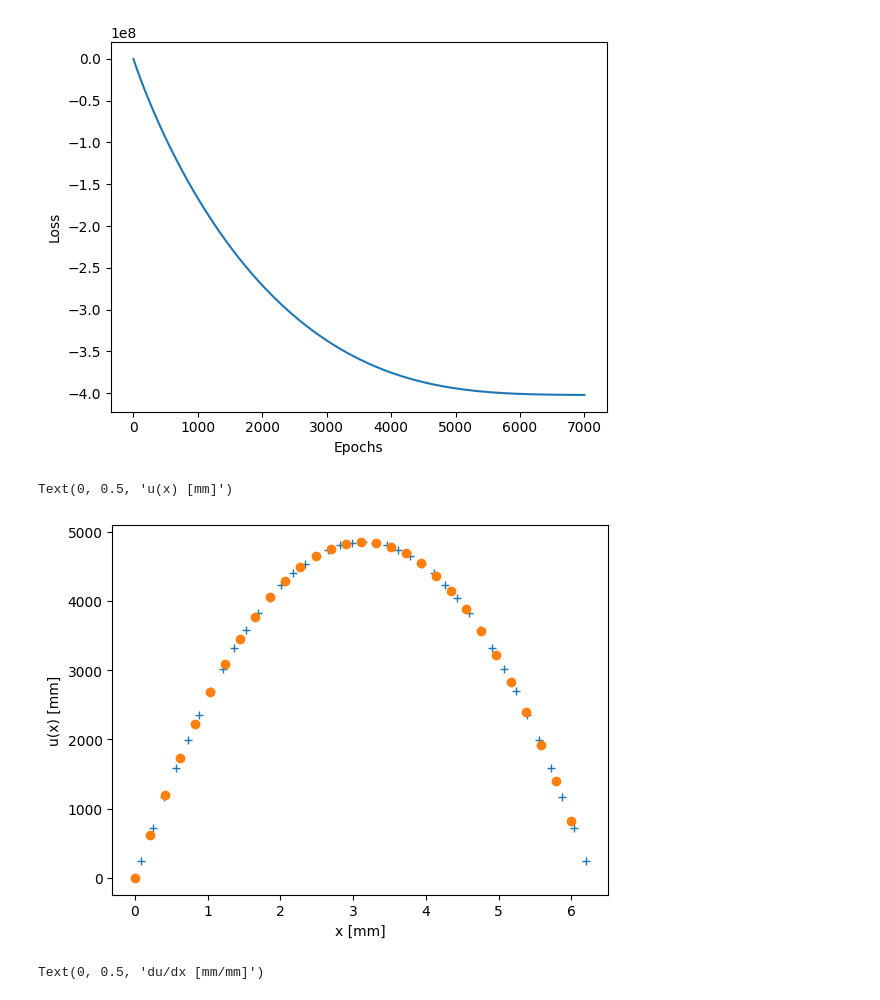
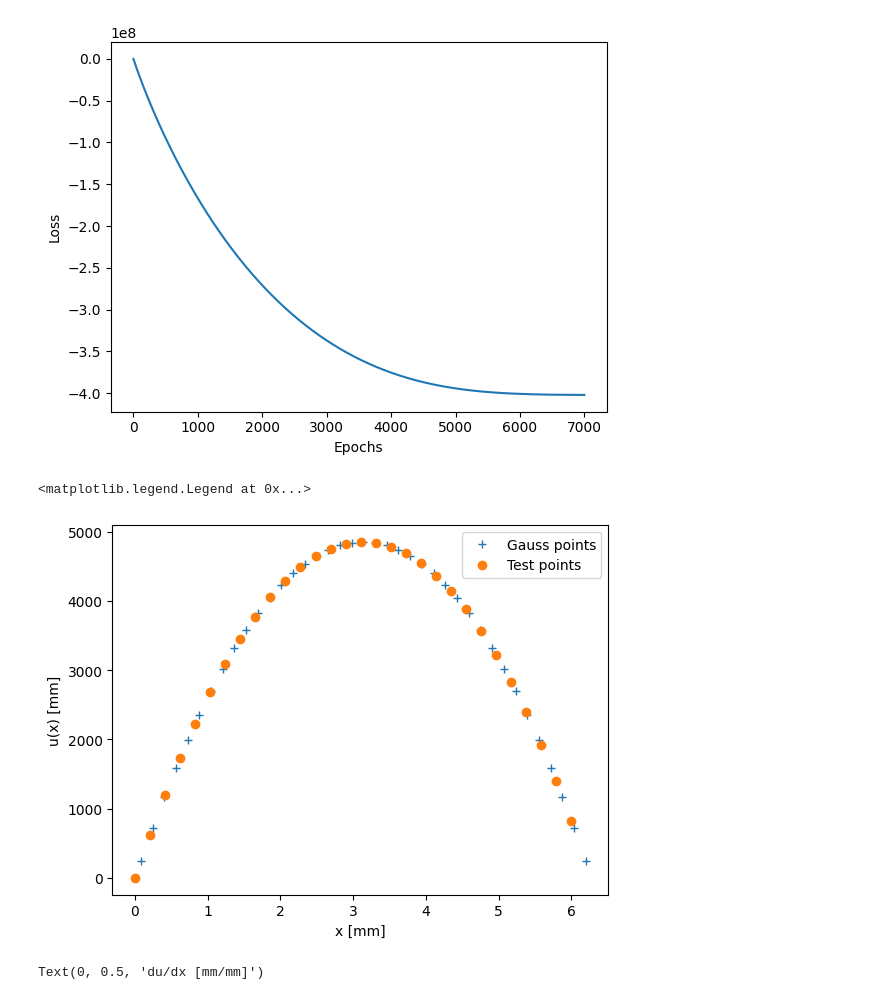
Before and after one commit to AlexandreDabySeesaram/Simplified_1D_NeuROM, a Jupyter notebook: demos/1D_element_based.ipynb, the cells around one changed output. Saved outputs shown, nothing was run; the diff lists cells and outputs as text; code cells hidden in the pictures.

```diff
--- a/demos/1D_element_based.ipynb
+++ b/demos/1D_element_based.ipynb
@@ -341,17 +342,18 @@ Text(0, 0.5, 'Loss')
 # %%
 
 model.eval()
 
 x_test = torch.linspace(0,6,30)
 u_eval = model(x_test)
 plt.figure()
-plt.plot(x_g.data,u.data, '+')
-plt.plot(x_test.data,u_eval.data, 'o')
+plt.plot(x_g.data,u.data, '+',label='Gauss points')
+plt.plot(x_test.data,u_eval.data, 'o',label='Test points')
 plt.xlabel("x [mm]")
 plt.ylabel("u(x) [mm]")
+plt.legend()
 # %% [output]
-Text(0, 0.5, 'u(x) [mm]')
+<matplotlib.legend.Legend at 0x...>
-[figure, old version]
+[figure, new version]
 # %%
 model.train()
 u, x_g, detJ    = model()
```
Also changed, not shown: parts of 1 cell of this notebook.
